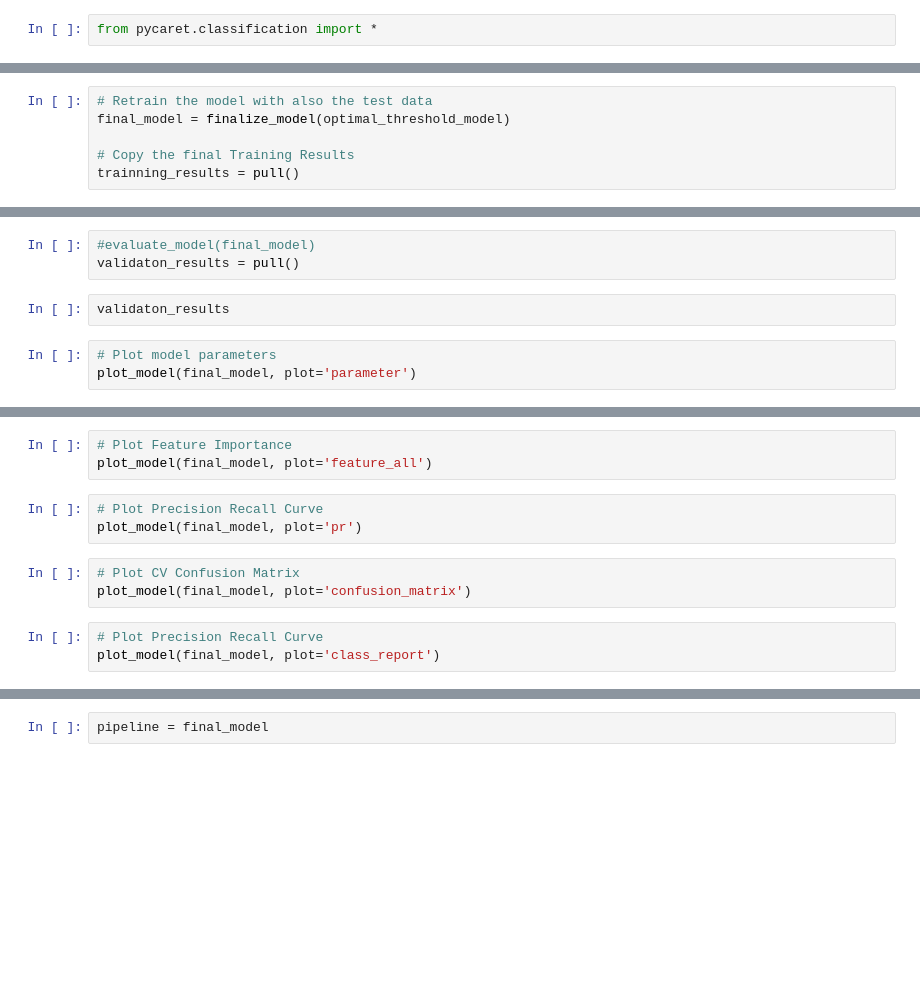
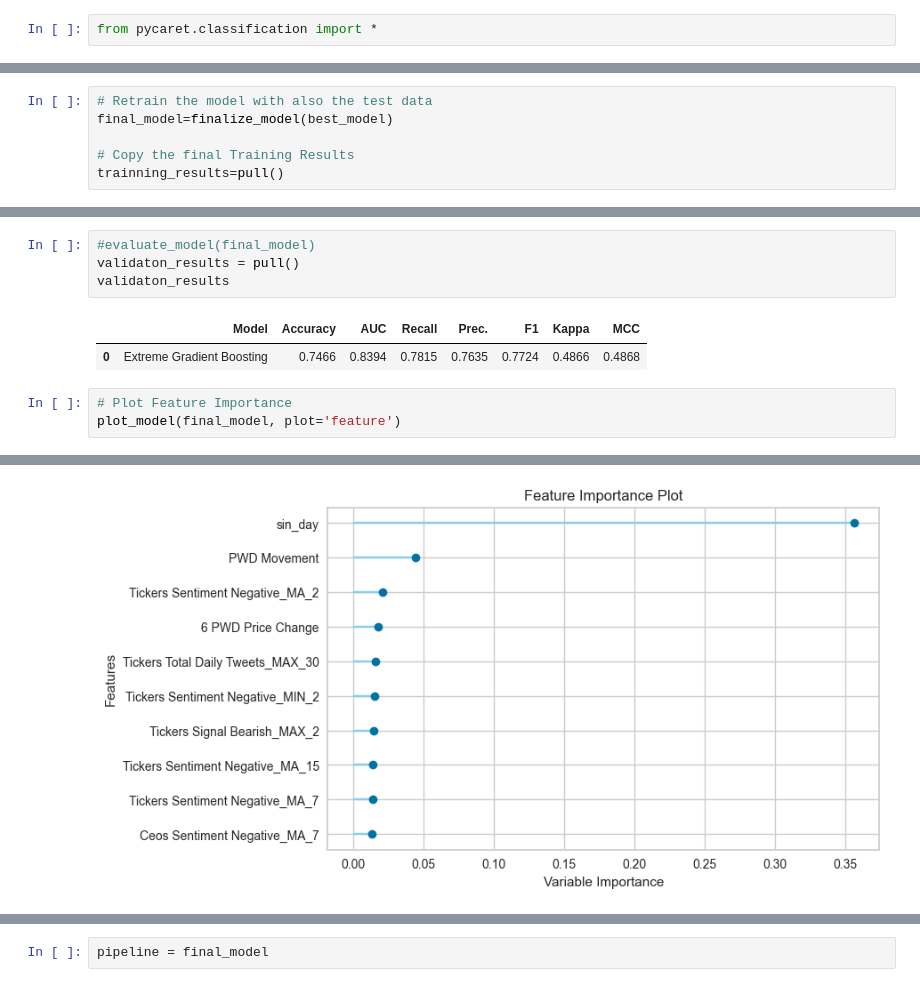
Before and after one commit to DimitriosTagkoulis/AI-Enabled-Stock-Prediction, a Jupyter notebook: Code/Modeling.ipynb, the cells around one changed output, grey strips where cells are left out. Drawn from its saved outputs; the diff is of its cells as text; blank space fills up the shorter version.

Commit message:
Final Feature Feature_Engineering Semi Final Modeling

```diff
--- a/Code/Modeling.ipynb
+++ b/Code/Modeling.ipynb
@@ -136,8 +155,8 @@ optimal_threshold_model = optimize_threshold(best_model)
 # %%
 # Retrain the model with also the test data
-final_model = finalize_model(optimal_threshold_model)
+final_model=finalize_model(best_model)
 
 # Copy the final Training Results
-trainning_results = pull()
+trainning_results=pull()
 # %%
 # Print the final Training Results
@@ -148,8 +201,11 @@ predictions = predict_model(final_model, data=class_df_val)
 # %%
 #evaluate_model(final_model)
 validaton_results = pull()
+validaton_results
+# %% [output]
+|  | Model | Accuracy | AUC | Recall | Prec. | F1 | Kappa | MCC |
+| 0 | Extreme Gradient Boosting | 0.7466 | 0.8394 | 0.7815 | 0.7635 | 0.7724 | 0.4866 | 0.4868 |
-# %%
-validaton_results
 # %%
-# Plot model parameters
-plot_model(final_model, plot='parameter')
+# Plot Feature Importance
+plot_model(final_model, plot='feature')
+# %% [output]
@@ -156,15 +213,4 @@ plot_model(final_model, plot='parameter')
+[figure, added]
-# %%
-# Plot Feature Importance
-plot_model(final_model, plot='feature_all')
-# %%
-# Plot Precision Recall Curve
-plot_model(final_model, plot='pr')
-# %%
-# Plot CV Confusion Matrix
-plot_model(final_model, plot='confusion_matrix')
-# %%
-# Plot Precision Recall Curve
-plot_model(final_model, plot='class_report')
 # %%
 # Plot Precision Recall Curve
 plot_model(final_model, plot='learning')
```
Also changed, not shown: parts of 38 cells of this notebook, 1 other file.
